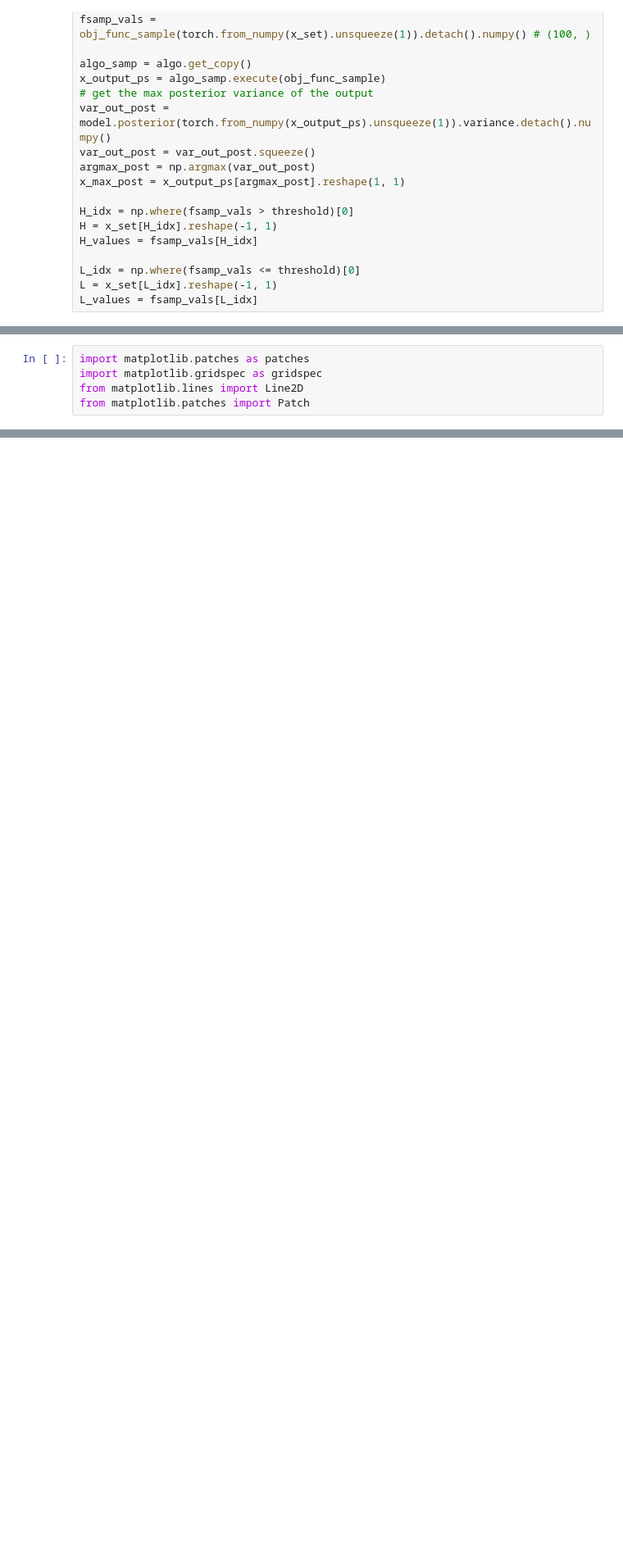
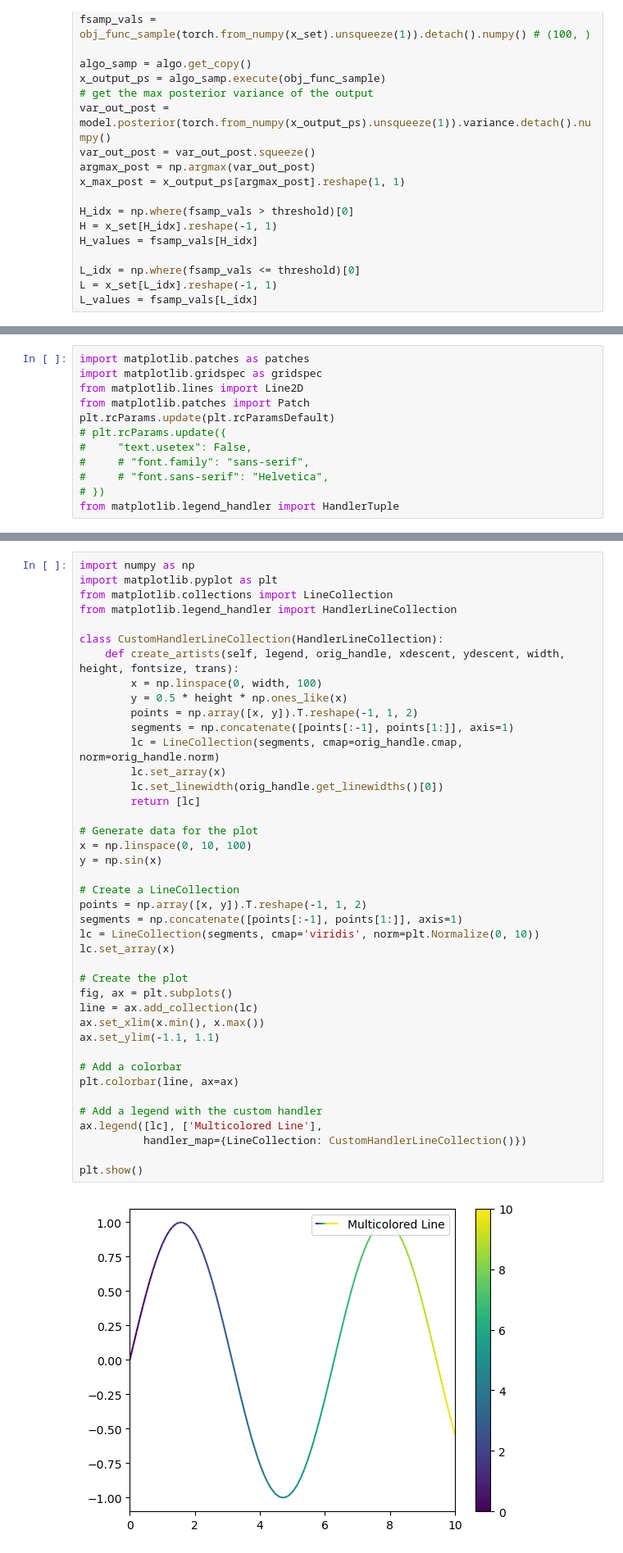
Before and after one commit to RaulAstudillo06/PSBAX, a Jupyter notebook: experiments/figure1_demo.ipynb, the cells around one changed output, grey strips where cells are left out. Shown at 82% size. Saved outputs shown, nothing was run; the diff lists cells and outputs as text; blank space fills up the shorter version.

```diff
--- a/experiments/figure1_demo.ipynb
+++ b/experiments/figure1_demo.ipynb
@@ -141,3 +149,10 @@ import matplotlib.patches as patches
 import matplotlib.gridspec as gridspec
 from matplotlib.lines import Line2D
 from matplotlib.patches import Patch
+plt.rcParams.update(plt.rcParamsDefault)
+# plt.rcParams.update({
+#     "text.usetex": False,
+#     # "font.family": "sans-serif",
+#     # "font.sans-serif": "Helvetica",
+# })
+from matplotlib.legend_handler import HandlerTuple
@@ -143,0 +314,43 @@ from matplotlib.patches import Patch
+# %%
+import numpy as np
+import matplotlib.pyplot as plt
+from matplotlib.collections import LineCollection
+from matplotlib.legend_handler import HandlerLineCollection
+
+class CustomHandlerLineCollection(HandlerLineCollection):
+    def create_artists(self, legend, orig_handle, xdescent, ydescent, width, height, fontsize, trans):
+        x = np.linspace(0, width, 100)
+        y = 0.5 * height * np.ones_like(x)
+        points = np.array([x, y]).T.reshape(-1, 1, 2)
+        segments = np.concatenate([points[:-1], points[1:]], axis=1)
+        lc = LineCollection(segments, cmap=orig_handle.cmap, norm=orig_handle.norm)
+        lc.set_array(x)
+        lc.set_linewidth(orig_handle.get_linewidths()[0])
+        return [lc]
+
+# Generate data for the plot
+x = np.linspace(0, 10, 100)
+y = np.sin(x)
+
+# Create a LineCollection
+points = np.array([x, y]).T.reshape(-1, 1, 2)
+segments = np.concatenate([points[:-1], points[1:]], axis=1)
+lc = LineCollection(segments, cmap='viridis', norm=plt.Normalize(0, 10))
+lc.set_array(x)
+
+# Create the plot
+fig, ax = plt.subplots()
+line = ax.add_collection(lc)
+ax.set_xlim(x.min(), x.max())
+ax.set_ylim(-1.1, 1.1)
+
+# Add a colorbar
+plt.colorbar(line, ax=ax)
+
+# Add a legend with the custom handler
+ax.legend([lc], ['Multicolored Line'],
+          handler_map={LineCollection: CustomHandlerLineCollection()})
+
+plt.show()
+# %% [output]
+[figure, added]
```
Also changed, not shown: parts of 8 cells of this notebook, 2 other files.
